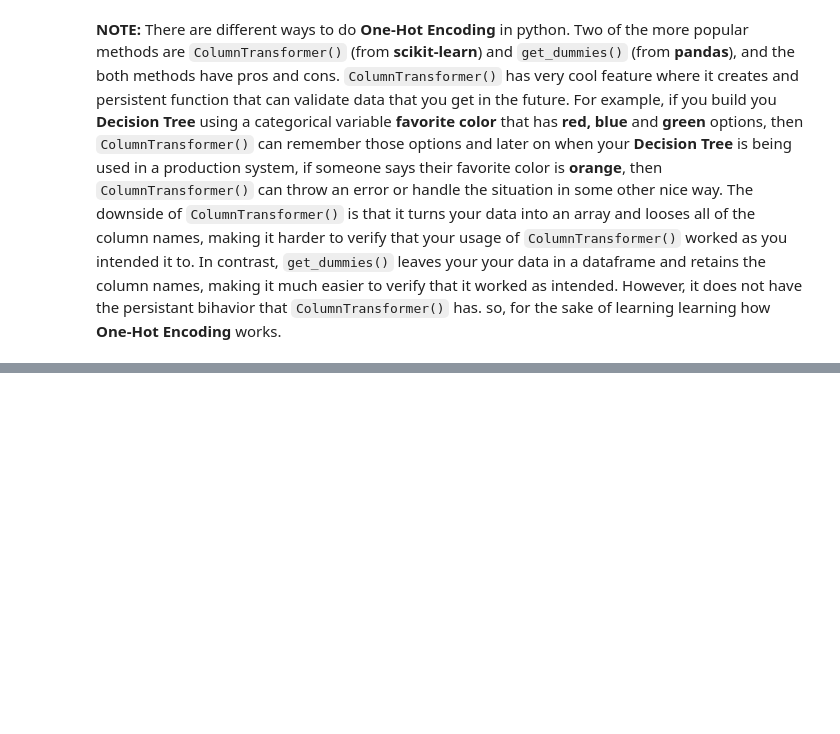
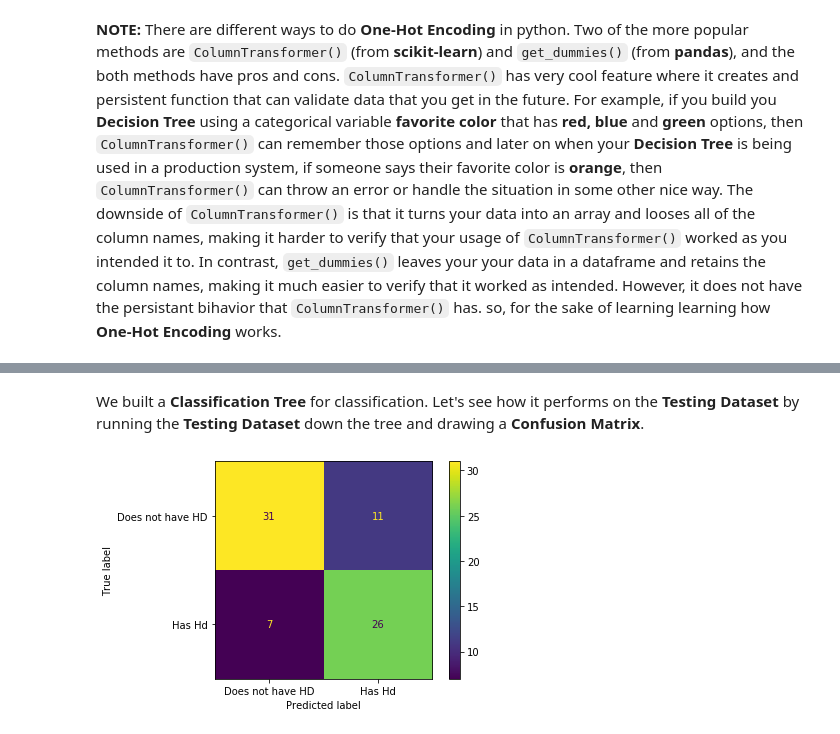
Before and after one commit to SoroushGhaderi/Decision_Trees_From_Start_to_Finish, a Jupyter notebook: Decision_Trees_Classification.ipynb, the cells around one changed output, grey strips where cells are left out. Cells and saved outputs as stored; diff of their text form; code cells hidden in the pictures; blank space fills up the shorter version.

```diff
--- a/Decision_Trees_Classification.ipynb
+++ b/Decision_Trees_Classification.ipynb
@@ -334,0 +391,8 @@ Name: cp, Length: 297, dtype: object
+# %% [markdown]
+We built a **Classification Tree** for classification. Let's see how it performs on the **Testing Dataset** by running the **Testing Dataset** down the tree and drawing a **Confusion Matrix**.
+# %%
+# plot_confusion_matrix() will run the test data down the tree and draw confusion matrix.
+plot_confusion_matrix(clf_dt, X_test, y_test, display_labels=["Does not have HD", "Has Hd"])
+plt.show()
+# %% [output]
+[figure, added]
```
Also changed, not shown: parts of 22 cells of this notebook, 1 other file.
